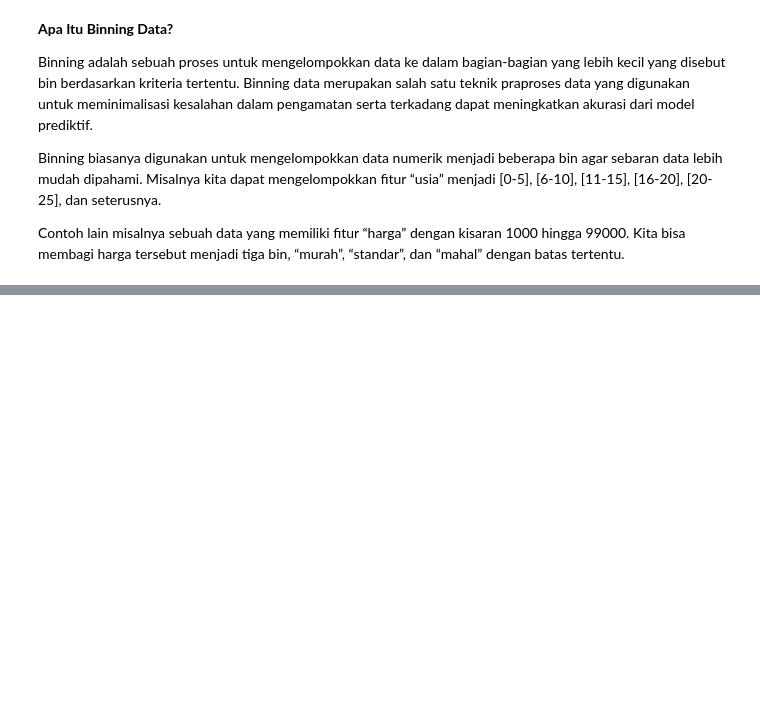
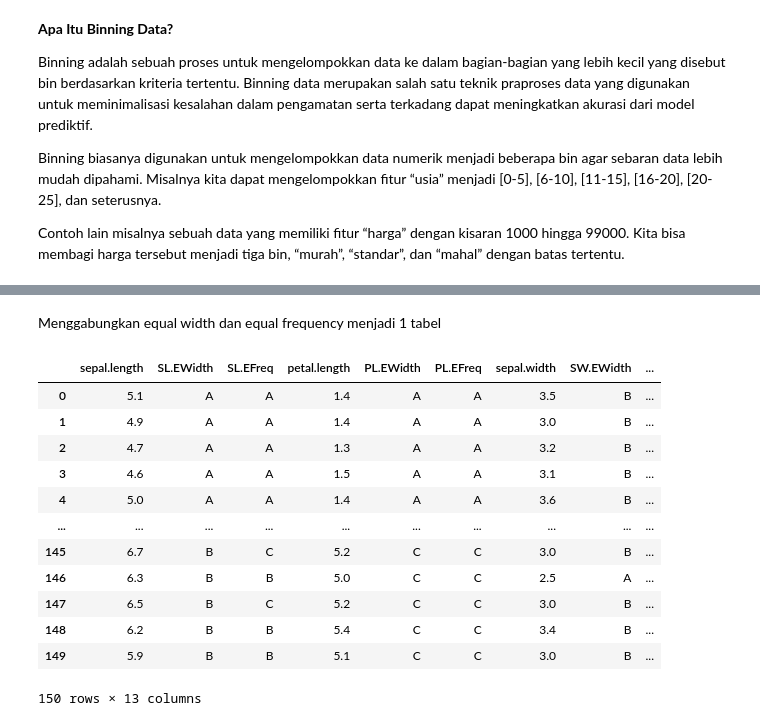
Before and after one commit to fanani03/datamining, a Jupyter notebook: _sources/2-diskritisasi.ipynb, the cells around one changed output, grey strips where cells are left out. Saved outputs shown, nothing was run; the diff lists cells and outputs as text; code cells hidden in the pictures; blank space fills up the shorter version.

```diff
--- a/_sources/2-diskritisasi.ipynb
+++ b/_sources/2-diskritisasi.ipynb
@@ -115,0 +71,9 @@ dataset.head(10)
+# %%
+sl_equalWidth["Kategori"] = pd.cut(dataset["sepal.length"],3, labels = ['A','B','C'])
+pl_equalWidth['Kategori'] = pd.cut(dataset["petal.length"],3, labels = ['A', 'B','C'])
+sw_equalWidth['Kategori'] = pd.cut(dataset["sepal.width"],3, labels = ['A', 'B','C'])
+pw_equalWidth['Kategori'] = pd.cut(dataset["petal.width"],3, labels = ['A', 'B','C'])
+display(sl_equalWidth)
+display(pl_equalWidth)
+display(sw_equalWidth)
+display(pw_equalWidth)
@@ -115,0 +172,14 @@ dataset.head(10)
+# %%
+sl_equalFrequency = dataset[["sepal.length"]]
+pl_equalFrequency = dataset[["petal.length"]]
+sw_equalFrequency = dataset[["sepal.width"]]
+pw_equalFrequency = dataset[["petal.width"]]
+# %%
+sl_equalFrequency["Kategori"] = pd.qcut(dataset["sepal.length"],3, labels = ['A','B','C'])
+pl_equalFrequency['Kategori'] = pd.qcut(dataset["petal.length"],3, labels = ['A', 'B','C'])
+sw_equalFrequency['Kategori'] = pd.qcut(dataset["sepal.width"],3, labels = ['A', 'B','C'])
+pw_equalFrequency['Kategori'] = pd.qcut(dataset["petal.width"],3, labels = ['A', 'B','C'])
+display(sl_equalFrequency)
+display(pl_equalFrequency)
+display(sw_equalFrequency)
+display(pw_equalFrequency)
@@ -115,0 +270,37 @@ dataset.head(10)
+# %% [markdown]
+Menggabungkan equal width dan equal frequency menjadi 1 tabel
+# %%
+gabungan = pd.DataFrame([])
+gabungan['sepal.length'] = dataset["sepal.length"]
+gabungan['SL.EWidth'] = sl_equalWidth["Kategori"]
+gabungan['SL.EFreq'] = sl_equalFrequency["Kategori"]
+
+gabungan['petal.length'] = dataset["petal.length"]
+gabungan['PL.EWidth'] = pl_equalWidth["Kategori"]
+gabungan['PL.EFreq'] = pl_equalFrequency["Kategori"]
+
+gabungan['sepal.width'] = dataset["sepal.width"]
+gabungan['SW.EWidth'] = sw_equalWidth["Kategori"]
+gabungan['SW.EFreq'] = sw_equalFrequency["Kategori"]
+
+gabungan['petal.width'] = dataset["petal.width"]
+gabungan['PW.EWidth'] = pw_equalWidth["Kategori"]
+gabungan['PW.EFreq'] = pw_equalFrequency["Kategori"]
+
+gabungan["variety"] = dataset[["variety"]]
+
+gabungan
+# %% [output]
+|  | sepal.length | SL.EWidth | SL.EFreq | petal.length | PL.EWidth | PL.EFreq | sepal.width | SW.EWidth | ... |
+| 0 | 5.1 | A | A | 1.4 | A | A | 3.5 | B | ... |
+| 1 | 4.9 | A | A | 1.4 | A | A | 3.0 | B | ... |
+| 2 | 4.7 | A | A | 1.3 | A | A | 3.2 | B | ... |
+| 3 | 4.6 | A | A | 1.5 | A | A | 3.1 | B | ... |
+| 4 | 5.0 | A | A | 1.4 | A | A | 3.6 | B | ... |
+| ... | ... | ... | ... | ... | ... | ... | ... | ... | ... |
+| 145 | 6.7 | B | C | 5.2 | C | C | 3.0 | B | ... |
+| 146 | 6.3 | B | B | 5.0 | C | C | 2.5 | A | ... |
+| 147 | 6.5 | B | C | 5.2 | C | C | 3.0 | B | ... |
+| 148 | 6.2 | B | B | 5.4 | C | C | 3.4 | B | ... |
+| 149 | 5.9 | B | B | 5.1 | C | C | 3.0 | B | ... |
+150 rows × 13 columns
```
Also changed, not shown: parts of 49 cells of this notebook, 9 other files.
